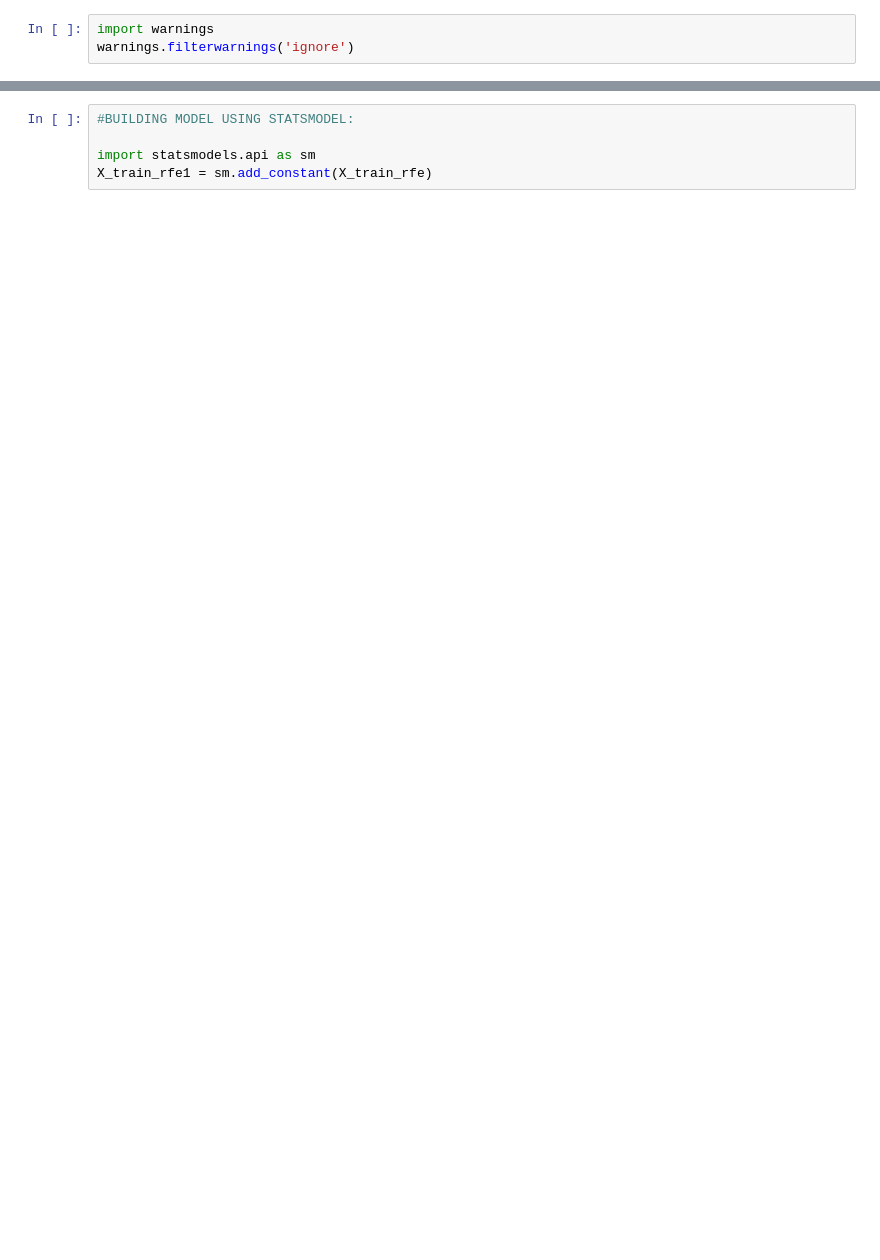
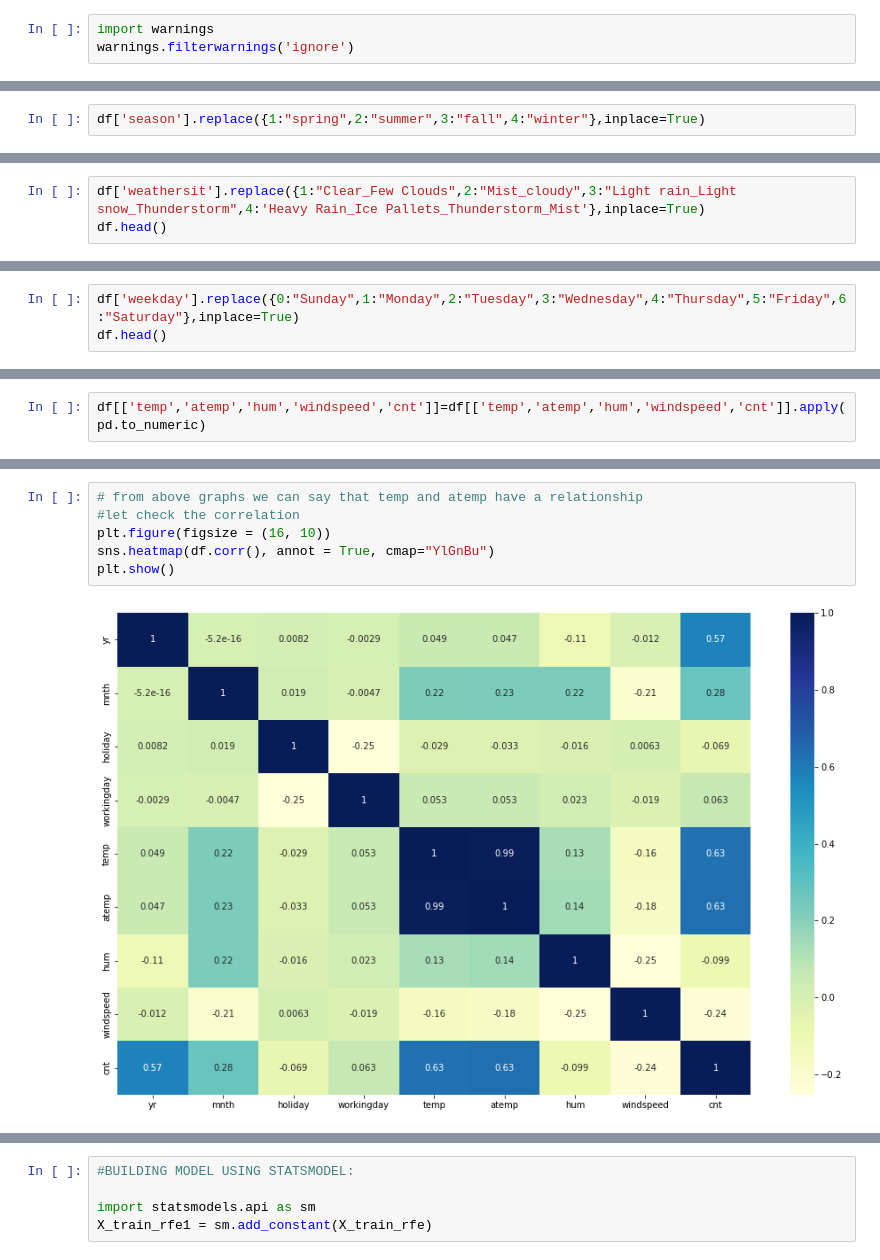
Before and after one commit to Karthikbhoopalan/LinearRegressionAssignment, a Jupyter notebook: Karthik_bhoopalan.ipynb, the cells around one changed output, grey strips where cells are left out. Cells and saved outputs as stored; diff of their text form; blank space fills up the shorter version.

```diff
--- a/Karthik_bhoopalan.ipynb
+++ b/Karthik_bhoopalan.ipynb
@@ -345,0 +119,2 @@ df_train[num_vars] = scaler.fit_transform(df_train[num_vars])
+# %%
+df['season'].replace({1:"spring",2:"summer",3:"fall",4:"winter"},inplace=True)
@@ -345,0 +130,3 @@ df_train[num_vars] = scaler.fit_transform(df_train[num_vars])
+# %%
+df['weathersit'].replace({1:"Clear_Few Clouds",2:"Mist_cloudy",3:"Light rain_Light snow_Thunderstorm",4:'Heavy Rain_Ice Pallets_Thunderstorm_Mist'},inplace=True)
+df.head()
@@ -345,0 +140,3 @@ df_train[num_vars] = scaler.fit_transform(df_train[num_vars])
+# %%
+df['weekday'].replace({0:"Sunday",1:"Monday",2:"Tuesday",3:"Wednesday",4:"Thursday",5:"Friday",6:"Saturday"},inplace=True)
+df.head()
@@ -345,0 +150,2 @@ df_train[num_vars] = scaler.fit_transform(df_train[num_vars])
+# %%
+df[['temp','atemp','hum','windspeed','cnt']]=df[['temp','atemp','hum','windspeed','cnt']].apply(pd.to_numeric)
@@ -345,0 +170,8 @@ df_train[num_vars] = scaler.fit_transform(df_train[num_vars])
+# %%
+# from above graphs we can say that temp and atemp have a relationship
+#let check the correlation
+plt.figure(figsize = (16, 10))
+sns.heatmap(df.corr(), annot = True, cmap="YlGnBu")
+plt.show()
+# %% [output]
+[figure, added]
```
Also changed, not shown: parts of 216 cells of this notebook.
